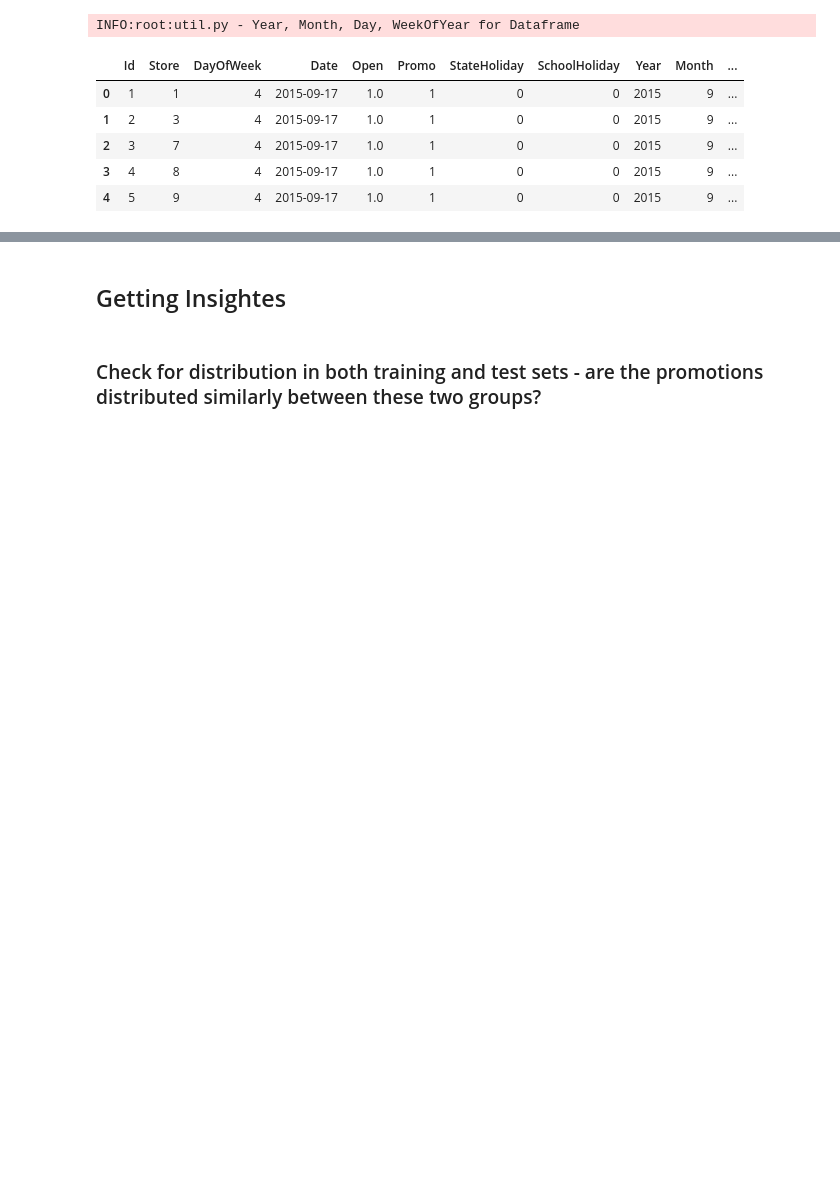
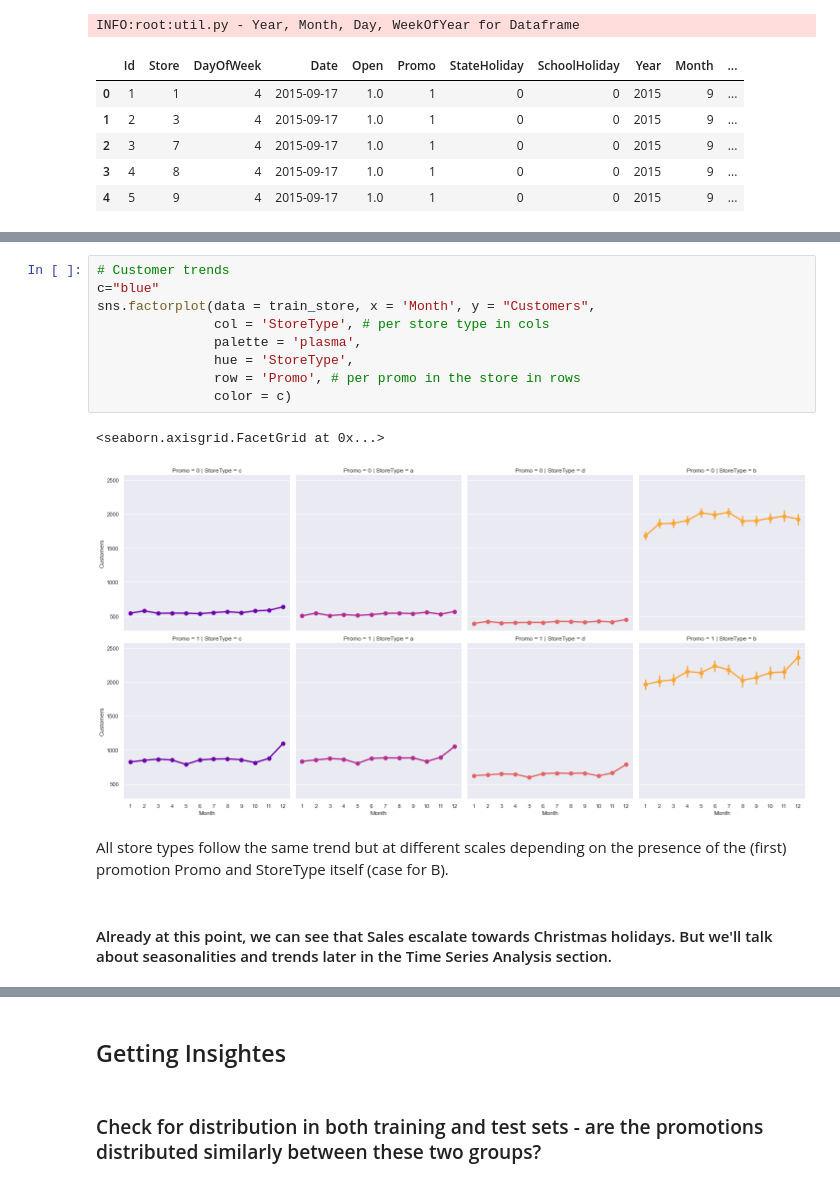
Before and after one commit to tadesse381/Pharmaceutical_Sales_prediction, a Jupyter notebook: notebooks/EDA_of_customer_purchasing_behavior.ipynb, the cells around one changed output, grey strips where cells are left out. Drawn from its saved outputs; the diff is of its cells as text; blank space fills up the shorter version.

```diff
--- a/notebooks/EDA_of_customer_purchasing_behavior.ipynb
+++ b/notebooks/EDA_of_customer_purchasing_behavior.ipynb
@@ -259,0 +370,16 @@ INFO:root:util.py - Year, Month, Day, WeekOfYear for Dataframe
+# %%
+# Customer trends
+c="blue"
+sns.factorplot(data = train_store, x = 'Month', y = "Customers",
+               col = 'StoreType', # per store type in cols
+               palette = 'plasma',
+               hue = 'StoreType',
+               row = 'Promo', # per promo in the store in rows
+               color = c)
+# %% [output]
+<seaborn.axisgrid.FacetGrid at 0x...>
+[figure, added]
+# %% [markdown]
+All store types follow the same trend but at different scales depending on the presence of the (first) promotion Promo and StoreType itself (case for B).
+# %% [markdown]
+#### Already at this point, we can see that Sales escalate towards Christmas holidays. But we'll talk about seasonalities and trends later in the Time Series Analysis section.
```
Also changed, not shown: parts of 74 cells of this notebook.
